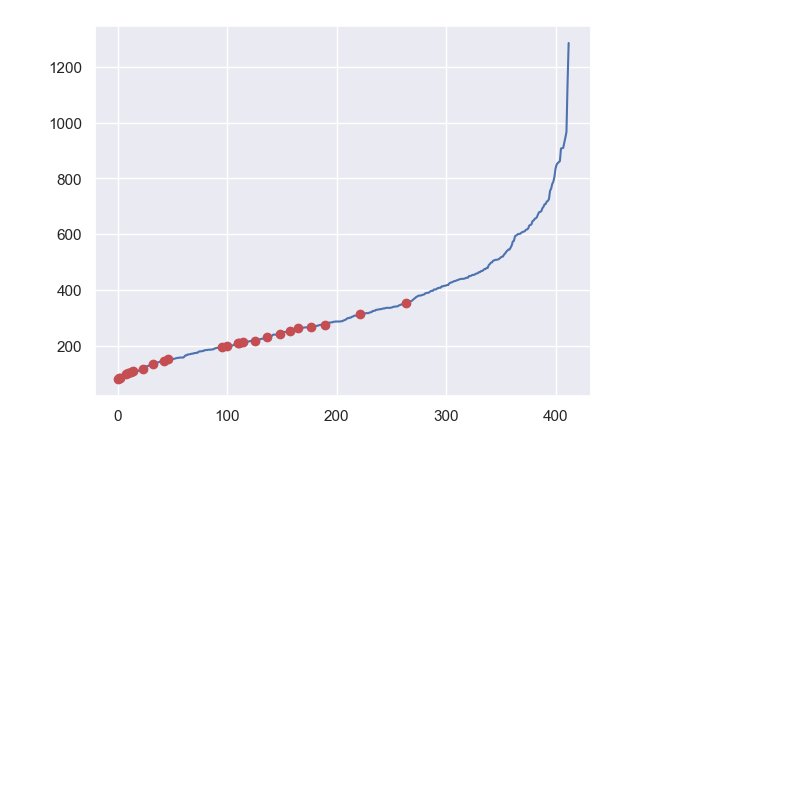
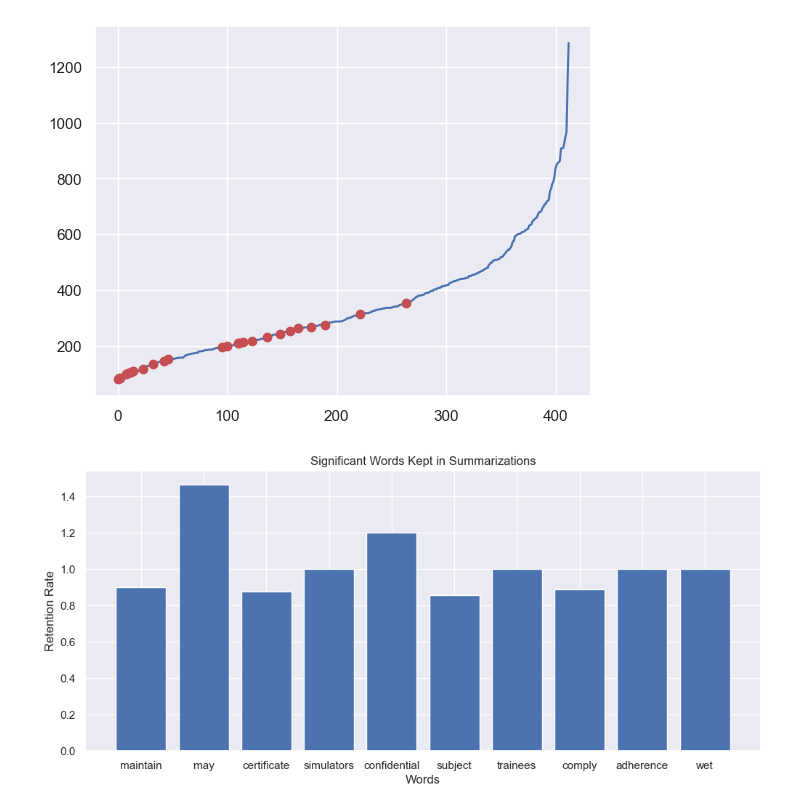
Before and after one commit to alexandreabela/Text_Summarization, a Jupyter notebook: data_vizualization.ipynb, the cells around one changed output. Cells and saved outputs as stored; diff of their text form; code cells hidden in the pictures; blank space fills up the shorter version.

Commit message:
Add some plots for more insights

```diff
--- a/data_vizualization.ipynb
+++ b/data_vizualization.ipynb
@@ -83,0 +100,9 @@ plt.plot(df[df['target'] == 1]['length_original_text'], 'ro')
+# %%
+def preprocess_lemma(text):
+    tokens = word_tokenize(text.lower())
+    stop_words = set(stopwords.words('english'))
+
+    lemmatizer = WordNetLemmatizer()
+    tokens = [lemmatizer.lemmatize(word) for word in tokens if word.isalnum() and word not in stop_words]
+
+    return tokens
@@ -83,0 +128,23 @@ plt.plot(df[df['target'] == 1]['length_original_text'], 'ro')
+# %%
+# Identify significant words (adjust thresholds as needed)
+significant_words_kept = [word for word in retention_rates if retention_rates[word] > 0.8 and erasure_rates[word] < 0.2]
+significant_words_erased = [word for word in retention_rates if retention_rates[word] < 0.2 and erasure_rates[word] > 0.8]
+# %%
+# Build frequency dictionaries
+entry_texts_freq = Counter()
+summarizations_freq = Counter()
+
+for entry_text, summarization in zip(df["original_text"], df["reference_summary"]):
+    entry_texts_freq.update(preprocess_lemma(entry_text))
+    summarizations_freq.update(preprocess_lemma(summarization))
+
+# Calculate retention and erasure rates
+retention_rates_lemma = {}
+erasure_rates_lemma = {}
+
+for word in entry_texts_freq:
+    total_occurrences = entry_texts_freq[word]
+    retention_rate = summarizations_freq[word] / total_occurrences if total_occurrences > 0 else 0
+    erasure_rate = 1 - retention_rate
+    retention_rates_lemma[word] = retention_rate
+    erasure_rates_lemma[word] = erasure_rate
@@ -83,0 +154,14 @@ plt.plot(df[df['target'] == 1]['length_original_text'], 'ro')
+# %%
+# Visualize the results
+# (You can use matplotlib, seaborn, or any other plotting library)
+
+# Example: Bar chart for significant words kept
+plt.figure(figsize=(12, 5))
+
+plt.bar(significant_words_kept[:10], [retention_rates[word] for word in significant_words_kept][:10])
+plt.xlabel('Words')
+plt.ylabel('Retention Rate')
+plt.title('Significant Words Kept in Summarizations')
+plt.show()
+# %% [output]
+[figure, added]
```
Also changed, not shown: parts of 7 cells of this notebook.
